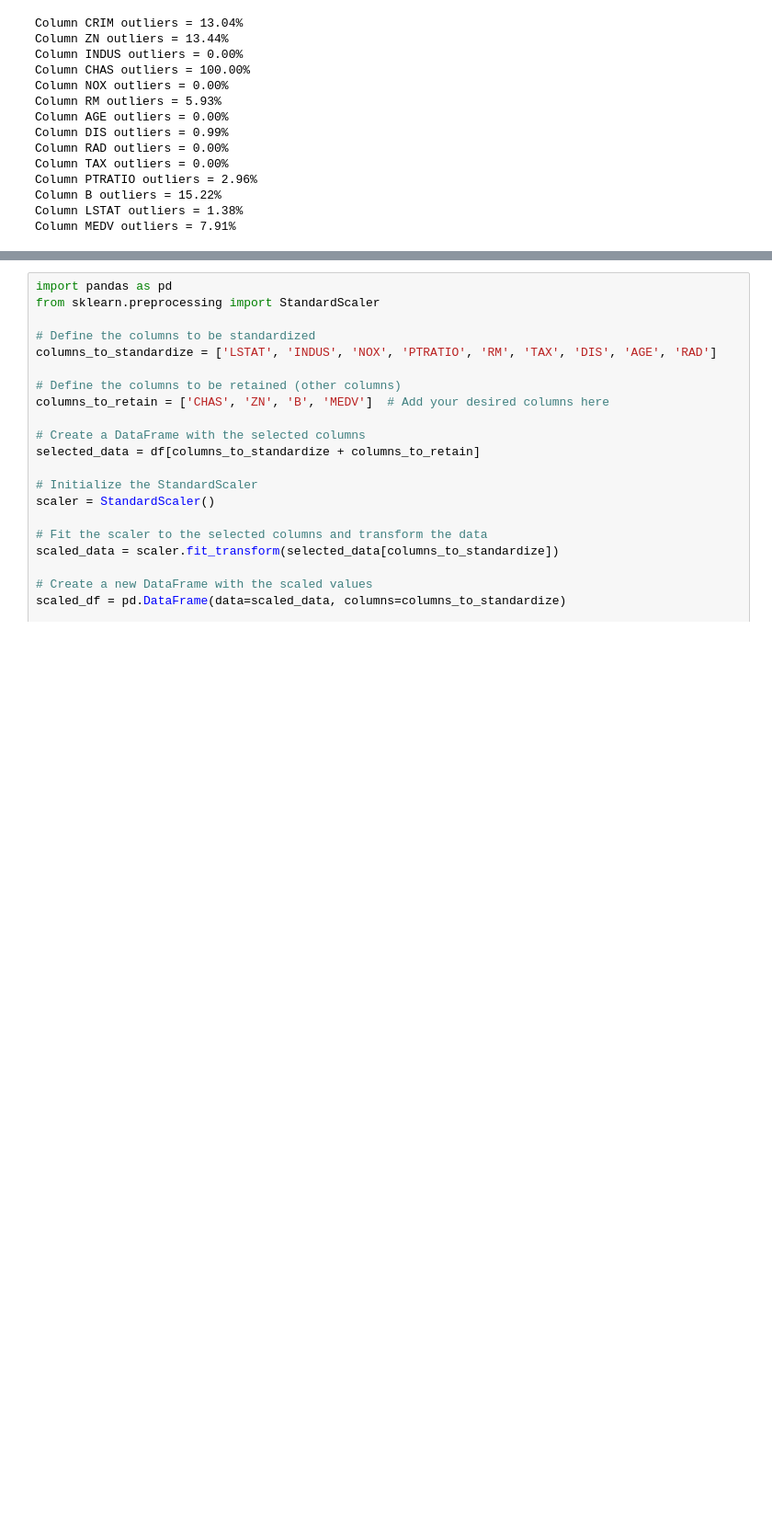
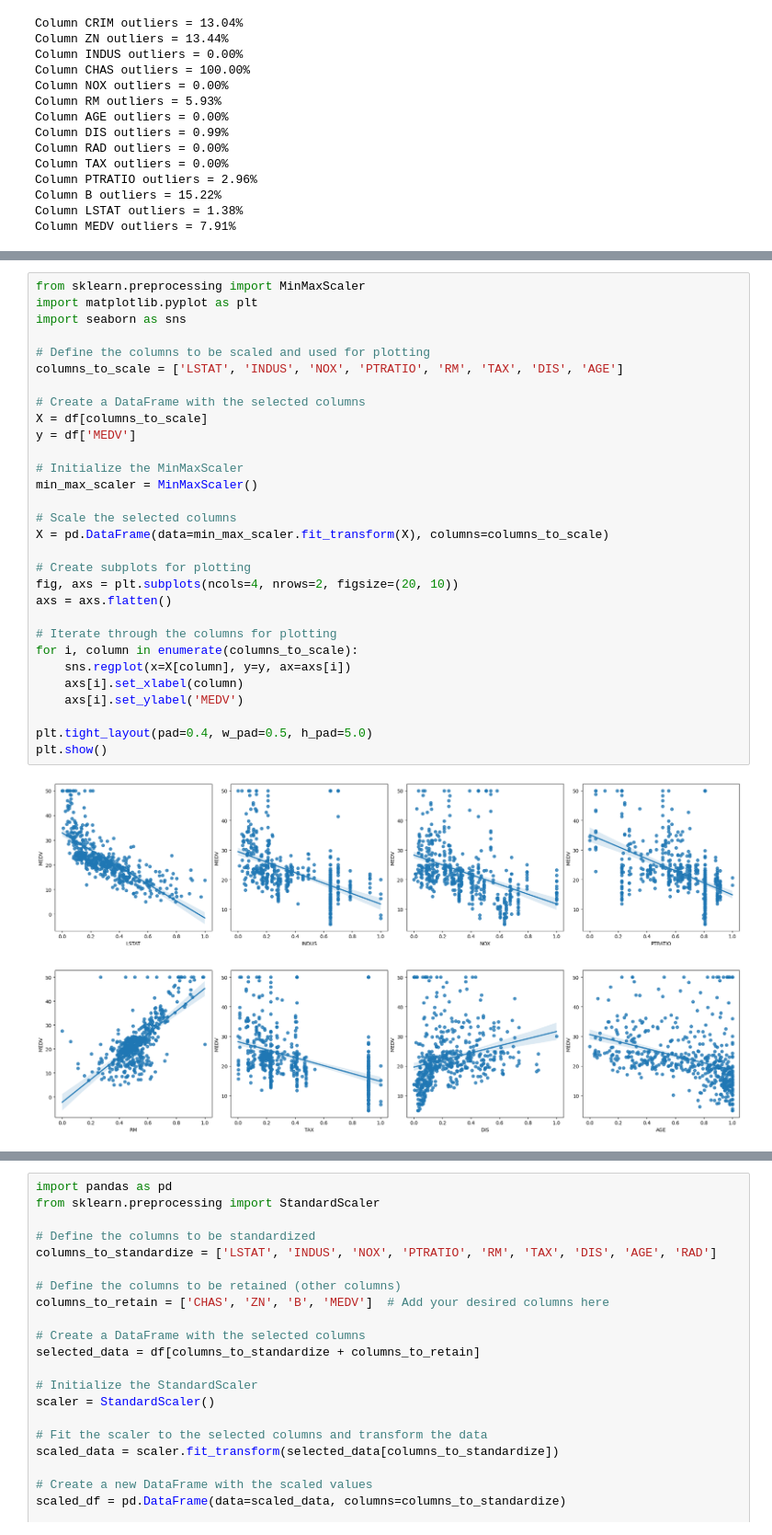
Before and after one commit to Mohamadreza-Salehi/Housing-Price-Boston, a Jupyter notebook: Housing Price Boston.ipynb, the cells around one changed output, grey strips where cells are left out. Shown at 92% size. Drawn from its saved outputs; the diff is of its cells as text; blank space fills up the shorter version.

```diff
--- a/Housing Price Boston.ipynb
+++ b/Housing Price Boston.ipynb
@@ -219,0 +230,32 @@ sns.heatmap(df.corr().abs(),  annot=True)
+# %%
+from sklearn.preprocessing import MinMaxScaler
+import matplotlib.pyplot as plt
+import seaborn as sns
+
+# Define the columns to be scaled and used for plotting
+columns_to_scale = ['LSTAT', 'INDUS', 'NOX', 'PTRATIO', 'RM', 'TAX', 'DIS', 'AGE']
+
+# Create a DataFrame with the selected columns
+X = df[columns_to_scale]
+y = df['MEDV']
+
+# Initialize the MinMaxScaler
+min_max_scaler = MinMaxScaler()
+
+# Scale the selected columns
+X = pd.DataFrame(data=min_max_scaler.fit_transform(X), columns=columns_to_scale)
+
+# Create subplots for plotting
+fig, axs = plt.subplots(ncols=4, nrows=2, figsize=(20, 10))
+axs = axs.flatten()
+
+# Iterate through the columns for plotting
+for i, column in enumerate(columns_to_scale):
+    sns.regplot(x=X[column], y=y, ax=axs[i])
+    axs[i].set_xlabel(column)
+    axs[i].set_ylabel('MEDV')
+
+plt.tight_layout(pad=0.4, w_pad=0.5, h_pad=5.0)
+plt.show()
+# %% [output]
+[figure, added]
```
Also changed, not shown: parts of 26 cells of this notebook.
